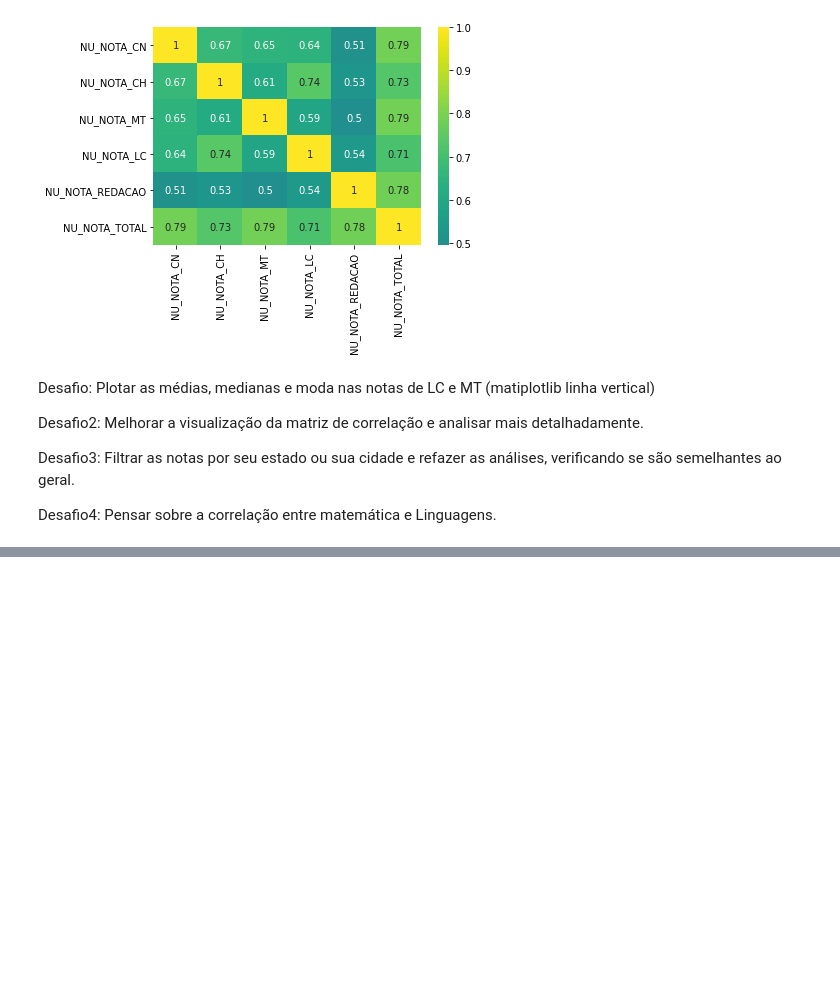
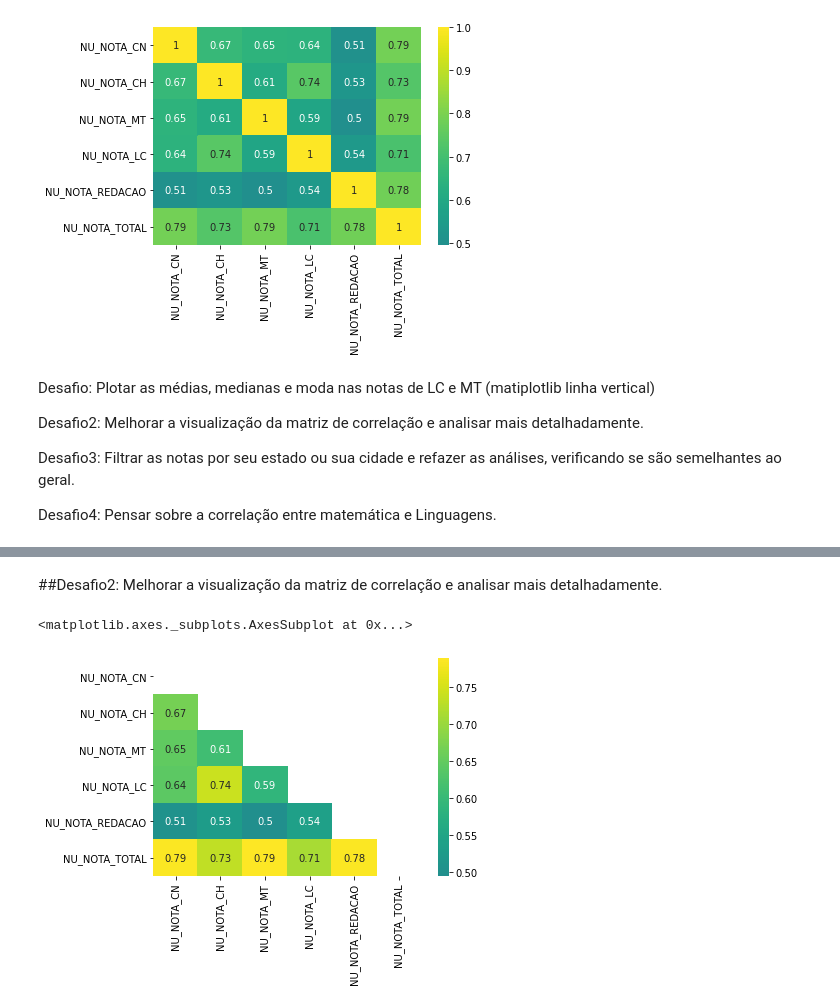
Before and after one commit to Daniel-ASG/IMERSAO_DADOS_ALURA, a Jupyter notebook: IMERSÃO_DADOS_Aula03.ipynb, the cells around one changed output, grey strips where cells are left out. Drawn from its saved outputs; the diff is of its cells as text; code cells hidden in the pictures; blank space fills up the shorter version.

```diff
--- a/IMERSÃO_DADOS_Aula03.ipynb
+++ b/IMERSÃO_DADOS_Aula03.ipynb
@@ -515,0 +548,10 @@ Desafio4: Pensar sobre a correlação entre matemática e Linguagens.
+# %% [markdown]
+##Desafio2: Melhorar a visualização da matriz de correlação e analisar mais detalhadamente.
+# %%
+import numpy as np
+mask = np.zeros_like(correlacao)
+mask[np.triu_indices_from(mask)] = True
+sns.heatmap(correlacao, cmap="viridis", center=0.5, annot=True, mask=mask)
+# %% [output]
+<matplotlib.axes._subplots.AxesSubplot at 0x...>
+[figure, added]
```
Also changed, not shown: parts of 6 cells of this notebook.
